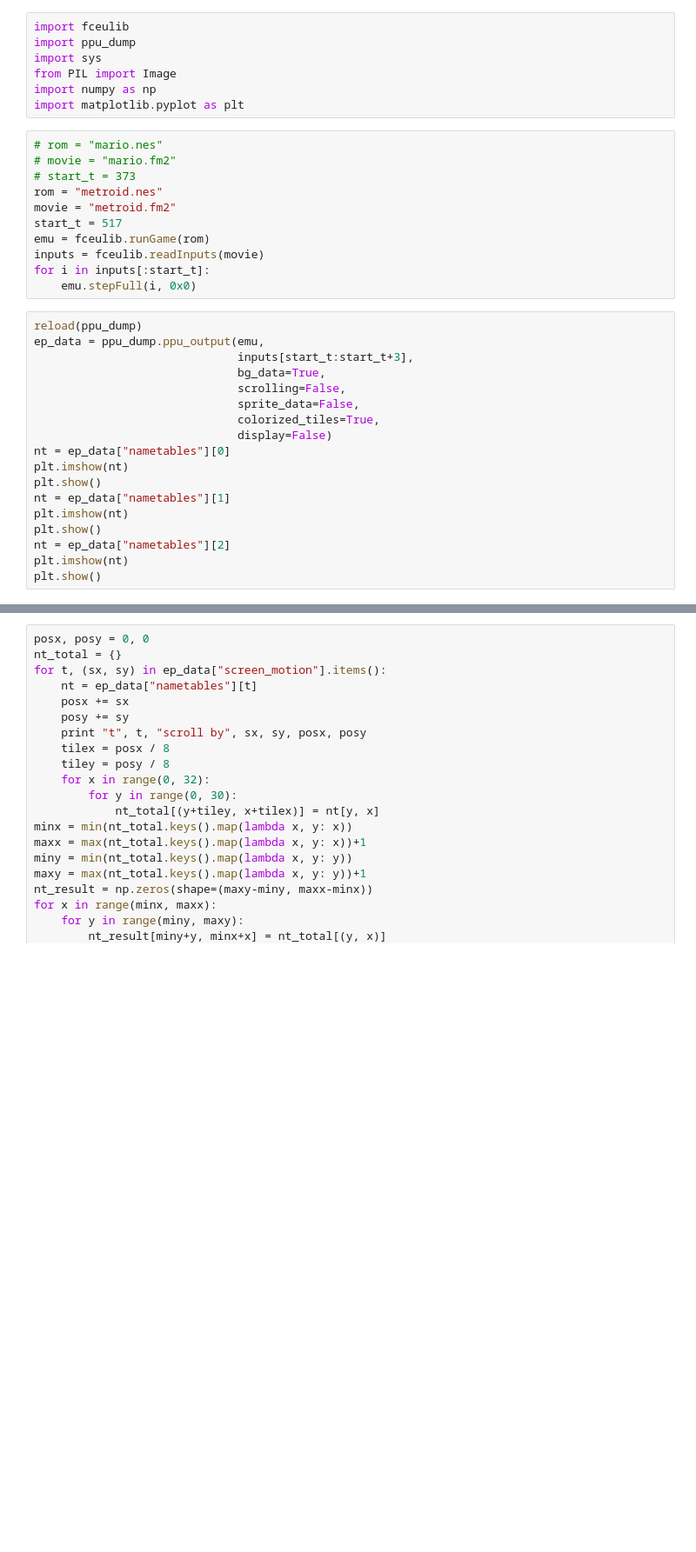
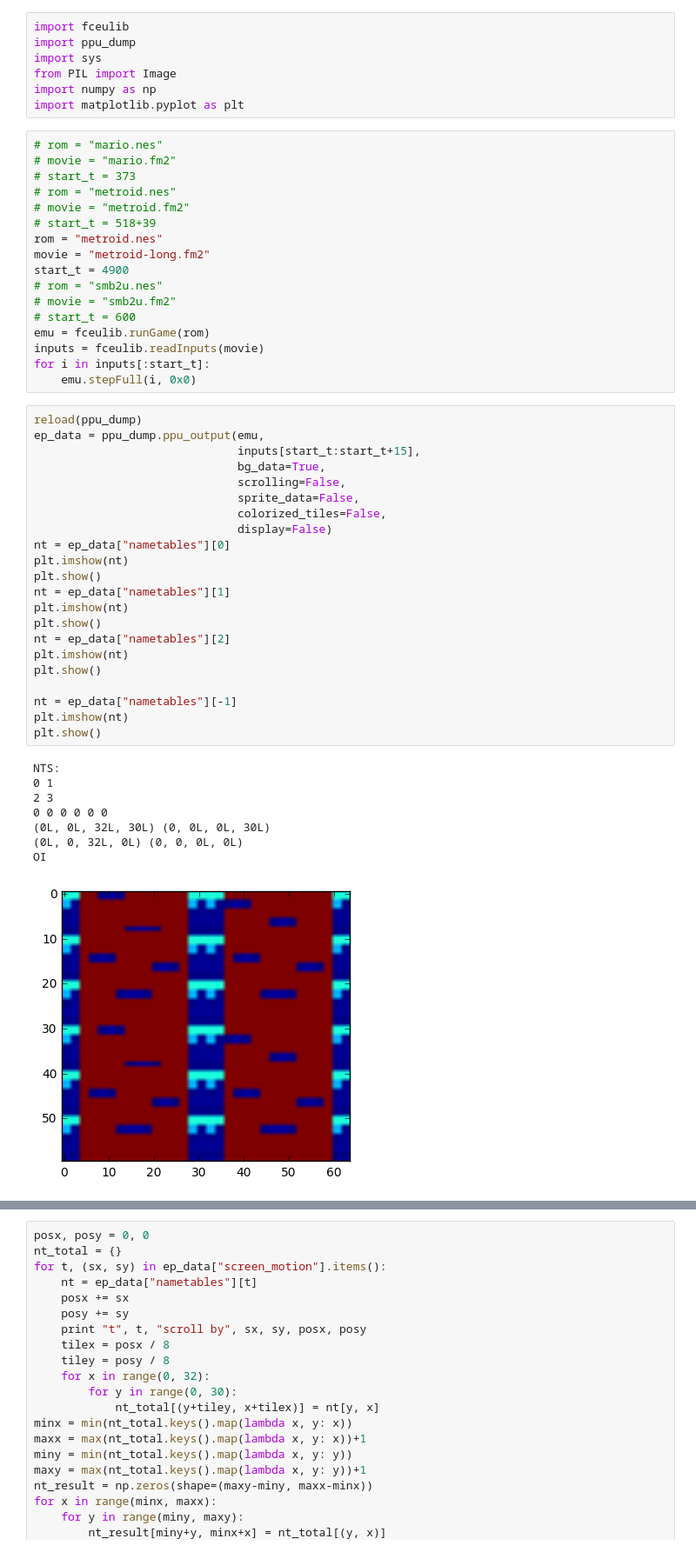
Before and after one commit to JoeOsborn/mechlearn, a Jupyter notebook: mechlearn/mappy.ipynb, the cells around one changed output, grey strips where cells are left out. Shown at 87% size. Drawn from its saved outputs; the diff is of its cells as text; blank space fills up the shorter version.

Commit message:
More movies and tweaks.  yScroll seems just totally broken.

```diff
--- a/mechlearn/mappy.ipynb
+++ b/mechlearn/mappy.ipynb
@@ -9,9 +9,15 @@ import matplotlib.pyplot as plt
 # rom = "mario.nes"
 # movie = "mario.fm2"
 # start_t = 373
+# rom = "metroid.nes"
+# movie = "metroid.fm2"
+# start_t = 518+39
 rom = "metroid.nes"
-movie = "metroid.fm2"
-start_t = 517
+movie = "metroid-long.fm2"
+start_t = 4900
+# rom = "smb2u.nes"
+# movie = "smb2u.fm2"
+# start_t = 600
 emu = fceulib.runGame(rom)
 inputs = fceulib.readInputs(movie)
 for i in inputs[:start_t]:
@@ -19,18 +25,31 @@ for i in inputs[:start_t]:
 # %%
 reload(ppu_dump)
 ep_data = ppu_dump.ppu_output(emu,
-                              inputs[start_t:start_t+3],
+                              inputs[start_t:start_t+15],
                               bg_data=True,
                               scrolling=False,
                               sprite_data=False,
-                              colorized_tiles=True,
+                              colorized_tiles=False,
                               display=False)
 nt = ep_data["nametables"][0]
 plt.imshow(nt)
 plt.show()
 nt = ep_data["nametables"][1]
 plt.imshow(nt)
 plt.show()
 nt = ep_data["nametables"][2]
 plt.imshow(nt)
 plt.show()
+
+nt = ep_data["nametables"][-1]
+plt.imshow(nt)
+plt.show()
+# %% [output]
+NTS:
+0 1
+2 3
+0 0 0 0 0 0
+(0L, 0L, 32L, 30L) (0, 0L, 0L, 30L)
+(0L, 0, 32L, 0L) (0, 0, 0L, 0L)
+OI
+[figure, added]
```
Also changed, not shown: parts of 2 cells of this notebook, 3 other files.
